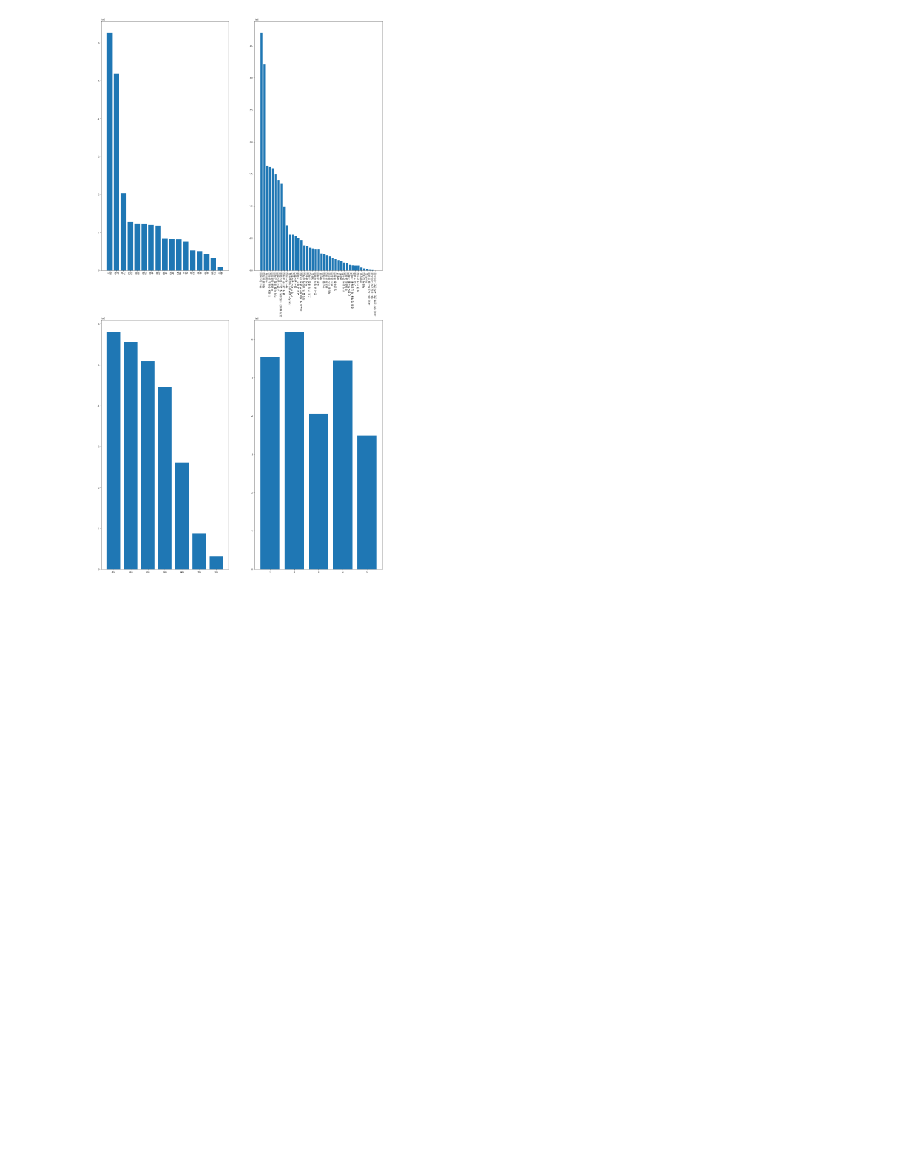
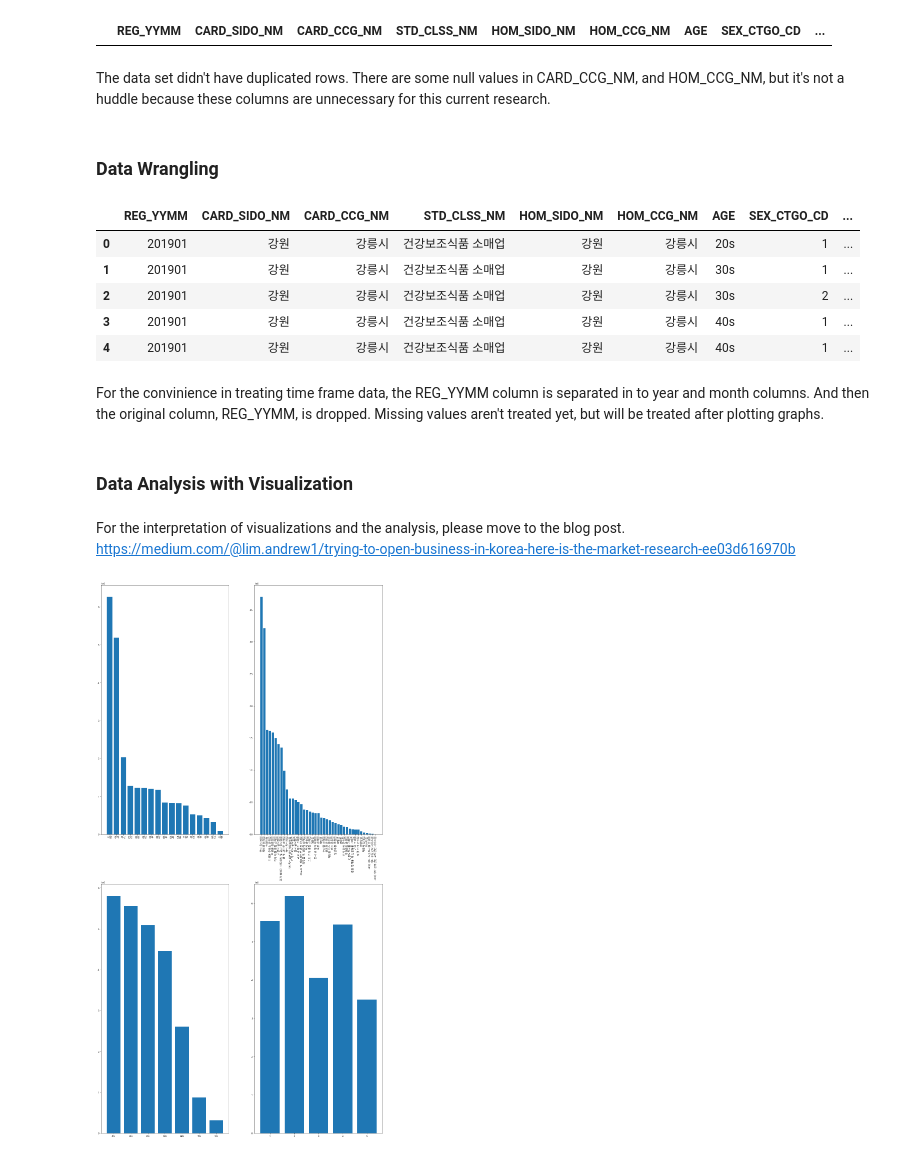
Before and after one commit to SeongbinLim94/credit-card-purchase-volume-prediction, a Jupyter notebook: bc-credit-card.ipynb, the cells around one changed output. Saved outputs shown, nothing was run; the diff lists cells and outputs as text; code cells hidden in the pictures; blank space fills up the shorter version.

```diff
--- a/bc-credit-card.ipynb
+++ b/bc-credit-card.ipynb
@@ -36,2 +0,0 @@ def clean_dataframe(df):
-# %%
-df = clean_dataframe(load_data())
@@ -178,2 +0,0 @@ def save_model(model, filepath):
-# %%
-df = clean_dataframe(load_data())
@@ -179,0 +15,7 @@ df = clean_dataframe(load_data())
+# %%
+def load_data():
+    '''Returns dataframe, loading raw data'''
+
+    df = pd.read_csv('data/201901-202003.csv')
+
+    return df
@@ -179,0 +185,3 @@ df = clean_dataframe(load_data())
+# %%
+# Load data
+df = load_data()
@@ -179,0 +205,19 @@ df = clean_dataframe(load_data())
+# %%
+# The duplicated data in the dataset
+df[df.duplicated()]
+# %% [output]
+|  | REG_YYMM | CARD_SIDO_NM | CARD_CCG_NM | STD_CLSS_NM | HOM_SIDO_NM | HOM_CCG_NM | AGE | SEX_CTGO_CD | ... |
+# %% [markdown]
+The data set didn't have duplicated rows. There are some null values in CARD_CCG_NM, and HOM_CCG_NM, but it's not a huddle because these columns are unnecessary for this current research.
+# %% [markdown]
+### Data Wrangling
+# %%
+# Glimpse of dataset
+df.head()
+# %% [output]
+|  | REG_YYMM | CARD_SIDO_NM | CARD_CCG_NM | STD_CLSS_NM | HOM_SIDO_NM | HOM_CCG_NM | AGE | SEX_CTGO_CD | ... |
+| 0 | 201901 | 강원 | 강릉시 | 건강보조식품 소매업 | 강원 | 강릉시 | 20s | 1 | ... |
+| 1 | 201901 | 강원 | 강릉시 | 건강보조식품 소매업 | 강원 | 강릉시 | 30s | 1 | ... |
+| 2 | 201901 | 강원 | 강릉시 | 건강보조식품 소매업 | 강원 | 강릉시 | 30s | 2 | ... |
+| 3 | 201901 | 강원 | 강릉시 | 건강보조식품 소매업 | 강원 | 강릉시 | 40s | 1 | ... |
+| 4 | 201901 | 강원 | 강릉시 | 건강보조식품 소매업 | 강원 | 강릉시 | 40s | 1 | ... |
@@ -180,3 +226,10 @@ df = clean_dataframe(load_data())
+# %% [markdown]
+For the convinience in treating time frame data, the REG_YYMM column is separated in to year and month columns. And then the original column, REG_YYMM, is dropped. Missing values aren't treated yet, but will be treated after plotting graphs.
+# %% [markdown]
+### Data Analysis with Visualization
+# %% [markdown]
+For the interpretation of visualizations and the analysis, please move to the blog post.
+https://medium.com/@lim.andrew1/trying-to-open-business-in-korea-here-is-the-market-research-ee03d616970b
 # %%
 plot_distribution(df)
 # %% [output]
```
Also changed, not shown: parts of 48 cells of this notebook.
